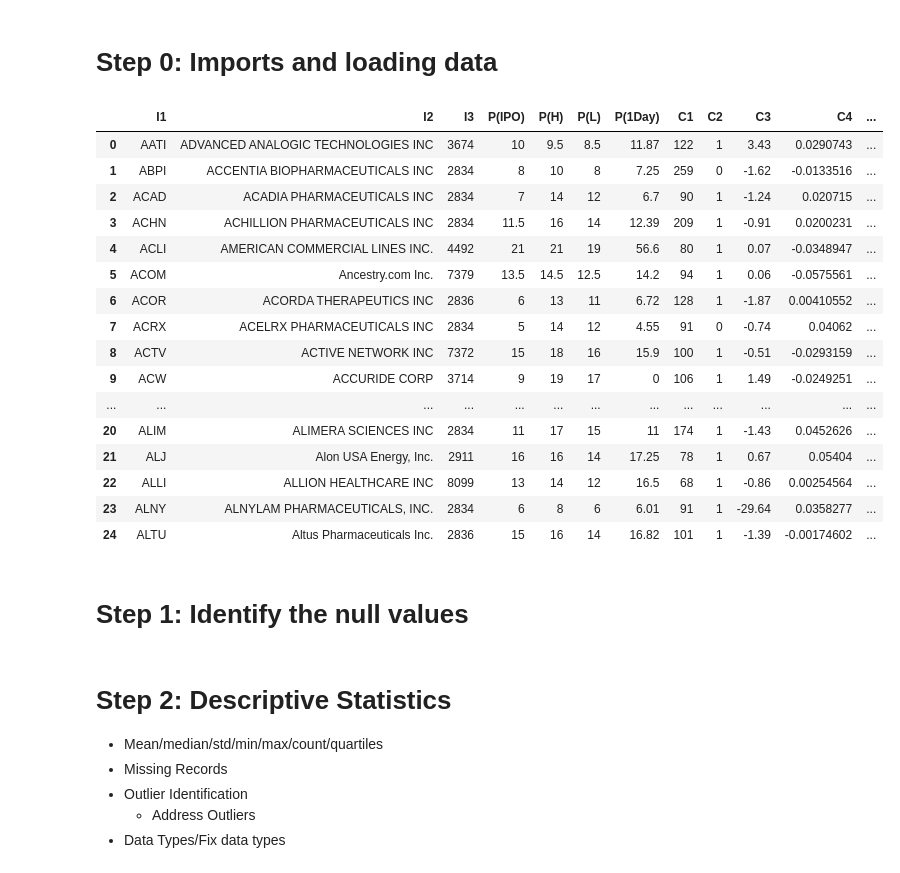
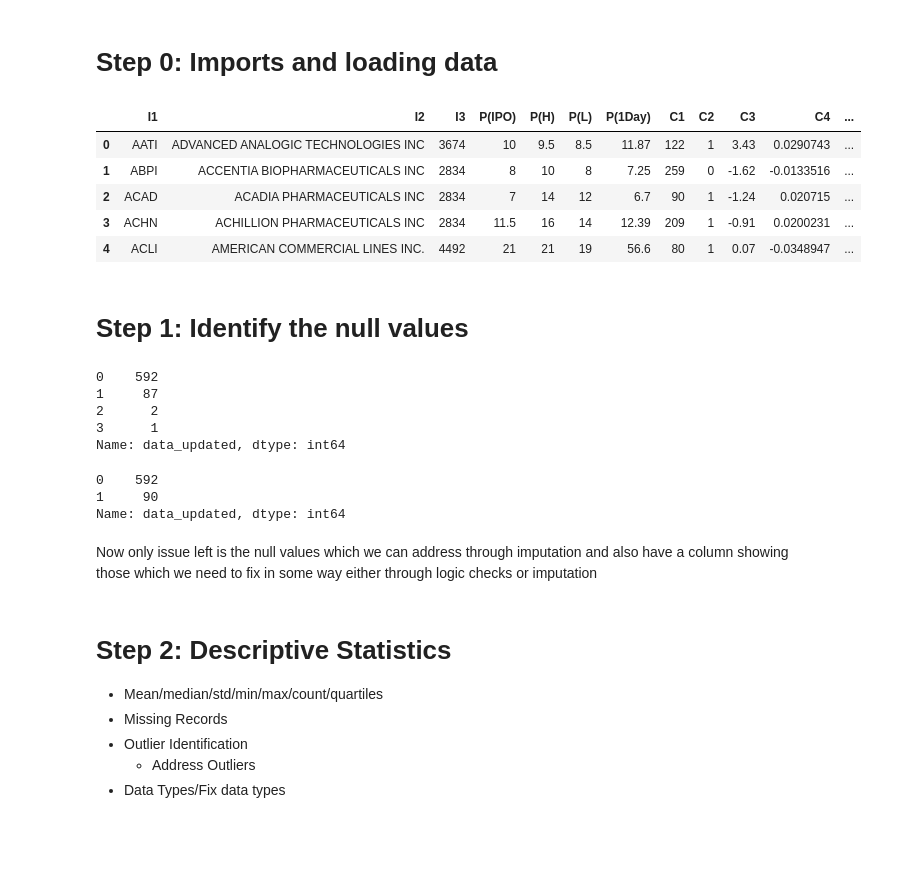
Before and after one commit to fairfield-university-ba545/project1-archana-s-team, a Jupyter notebook: data_prep-dylan.ipynb, the cells around one changed output. Saved outputs shown, nothing was run; the diff lists cells and outputs as text; code cells hidden in the pictures; blank space fills up the shorter version.

```diff
--- a/data_prep-dylan.ipynb
+++ b/data_prep-dylan.ipynb
@@ -21,27 +21,17 @@ from sklearn.metrics import precision_recall_fscore_support
 
 pd.set_option('display.max_columns', 500)
 # %%
-data = pd.read_excel('Competition1_raw_data.xlsx')
+raw_data = pd.read_excel('Competition1_raw_data.xlsx')
+data = raw_data.copy()
 # %%
-data.head(25)
+data.head()
 # %% [output]
 |  | I1 | I2 | I3 | P(IPO) | P(H) | P(L) | P(1Day) | C1 | C2 | C3 | C4 | ... |
 | 0 | AATI | ADVANCED ANALOGIC TECHNOLOGIES INC | 3674 | 10 | 9.5 | 8.5 | 11.87 | 122 | 1 | 3.43 | 0.0290743 | ... |
 | 1 | ABPI | ACCENTIA BIOPHARMACEUTICALS INC | 2834 | 8 | 10 | 8 | 7.25 | 259 | 0 | -1.62 | -0.0133516 | ... |
 | 2 | ACAD | ACADIA PHARMACEUTICALS INC | 2834 | 7 | 14 | 12 | 6.7 | 90 | 1 | -1.24 | 0.020715 | ... |
 | 3 | ACHN | ACHILLION PHARMACEUTICALS INC | 2834 | 11.5 | 16 | 14 | 12.39 | 209 | 1 | -0.91 | 0.0200231 | ... |
 | 4 | ACLI | AMERICAN COMMERCIAL LINES INC. | 4492 | 21 | 21 | 19 | 56.6 | 80 | 1 | 0.07 | -0.0348947 | ... |
-| 5 | ACOM | Ancestry.com Inc. | 7379 | 13.5 | 14.5 | 12.5 | 14.2 | 94 | 1 | 0.06 | -0.0575561 | ... |
-| 6 | ACOR | ACORDA THERAPEUTICS INC | 2836 | 6 | 13 | 11 | 6.72 | 128 | 1 | -1.87 | 0.00410552 | ... |
-| 7 | ACRX | ACELRX PHARMACEUTICALS INC | 2834 | 5 | 14 | 12 | 4.55 | 91 | 0 | -0.74 | 0.04062 | ... |
-| 8 | ACTV | ACTIVE NETWORK INC | 7372 | 15 | 18 | 16 | 15.9 | 100 | 1 | -0.51 | -0.0293159 | ... |
-| 9 | ACW | ACCURIDE CORP | 3714 | 9 | 19 | 17 | 0 | 106 | 1 | 1.49 | -0.0249251 | ... |
-| ... | ... | ... | ... | ... | ... | ... | ... | ... | ... | ... | ... | ... |
-| 20 | ALIM | ALIMERA SCIENCES INC | 2834 | 11 | 17 | 15 | 11 | 174 | 1 | -1.43 | 0.0452626 | ... |
-| 21 | ALJ | Alon USA Energy, Inc. | 2911 | 16 | 16 | 14 | 17.25 | 78 | 1 | 0.67 | 0.05404 | ... |
-| 22 | ALLI | ALLION HEALTHCARE INC | 8099 | 13 | 14 | 12 | 16.5 | 68 | 1 | -0.86 | 0.00254564 | ... |
-| 23 | ALNY | ALNYLAM PHARMACEUTICALS, INC. | 2834 | 6 | 8 | 6 | 6.01 | 91 | 1 | -29.64 | 0.0358277 | ... |
-| 24 | ALTU | Altus Pharmaceuticals Inc. | 2836 | 15 | 16 | 14 | 16.82 | 101 | 1 | -1.39 | -0.00174602 | ... |
 # %% [markdown]
 # Step 1: Identify the null values
 # %%
@@ -49,0 +75,8 @@ for col in data.columns:
+# %%
+data.data_updated.value_counts()
+# %% [output]
+0    592
+1     87
+2      2
+3      1
+Name: data_updated, dtype: int64
@@ -50,3 +89,11 @@ for col in data.columns:
+# %%
+data.data_updated.value_counts()
+# %% [output]
+0    592
+1     90
+Name: data_updated, dtype: int64
+# %% [markdown]
+Now only issue left is the null values which we can address through imputation and also have a column showing those which we need to fix in some way either through logic checks or imputation
 # %% [markdown]
 # Step 2: Descriptive Statistics
 - Mean/median/std/min/max/count/quartiles
```
Also changed, not shown: parts of 46 cells of this notebook.
